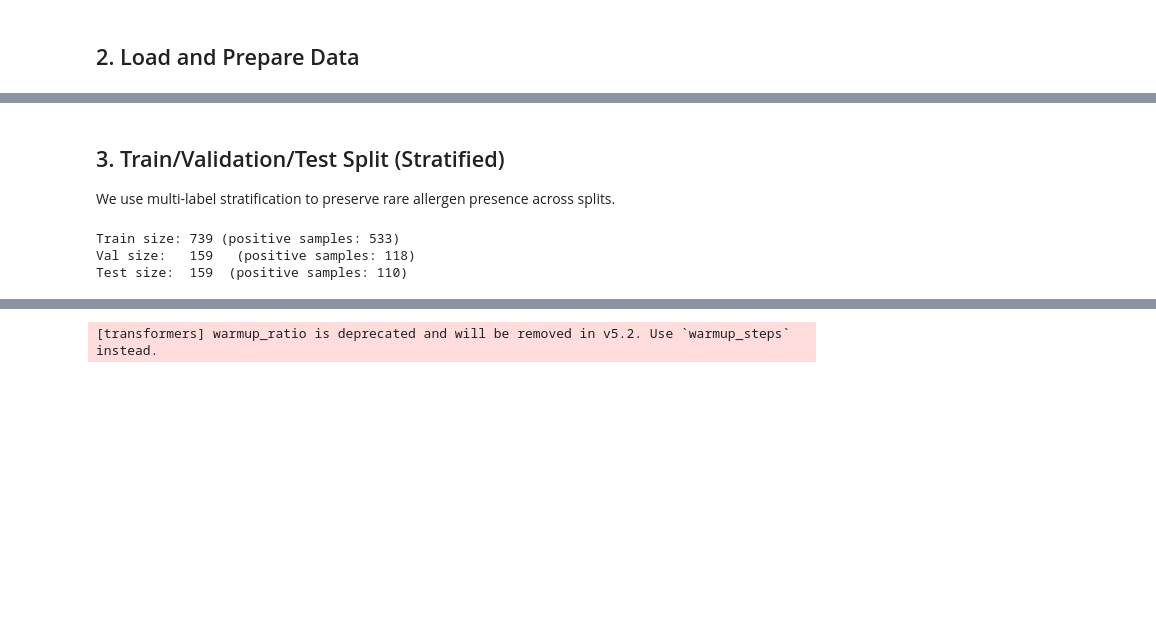
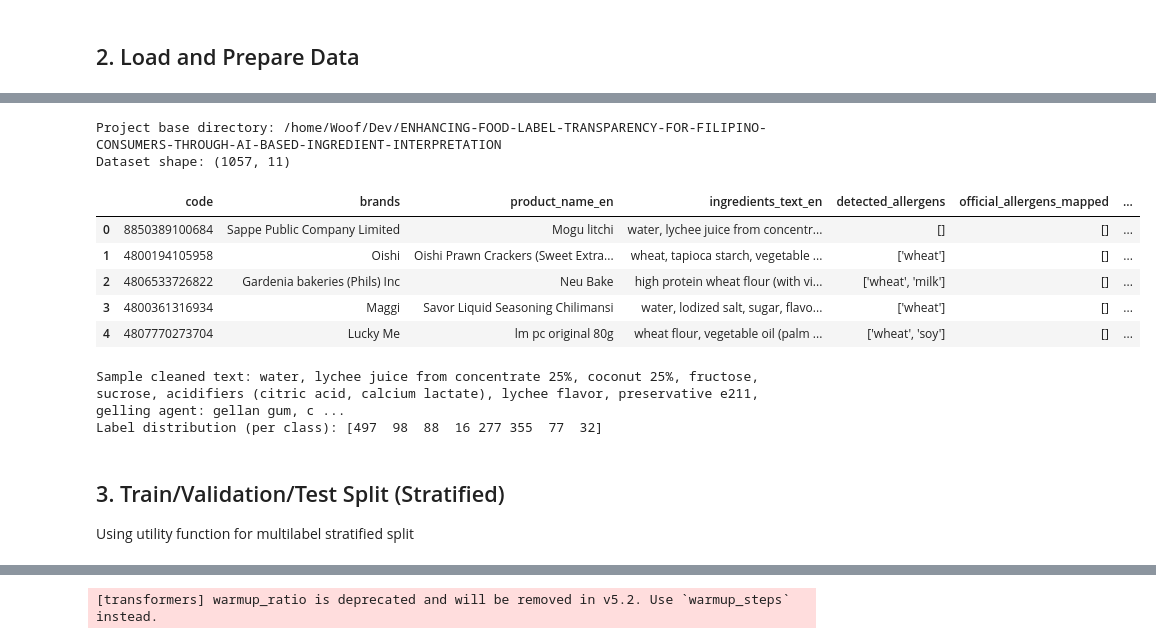
Before and after one commit to AngelChaos777/ai-based-ingredient-interpretation, a Jupyter notebook: notebooks/04_model_training.ipynb, the cells around one changed output, grey strips where cells are left out. Drawn from its saved outputs; the diff is of its cells as text; code cells hidden in the pictures; blank space fills up the shorter version.

```diff
--- a/notebooks/04_model_training.ipynb
+++ b/notebooks/04_model_training.ipynb
@@ -106,34 +83,0 @@ Label distribution (per class):
-# %% [markdown]
-## 3. Train/Validation/Test Split (Stratified)
-We use multi-label stratification to preserve rare allergen presence across splits.
-# %%
-# Convert labels to numpy array for stratification
-X = df["text"].values
-y = np.array(df["labels"].tolist())
-
-# First split: 70% train, 30% temp
-msss = MultilabelStratifiedShuffleSplit(n_splits=1, test_size=0.3, random_state=42)
-train_idx, temp_idx = next(msss.split(X, y))
-
-# Second split: 50% of temp -> val, 50% -> test
-msss2 = MultilabelStratifiedShuffleSplit(n_splits=1, test_size=0.5, random_state=42)
-val_idx, test_idx = next(msss2.split(X[temp_idx], y[temp_idx]))
-
-# Convert indices back to original dataframe indices
-temp_indices = np.array(df.index[temp_idx])
-val_indices = temp_indices[val_idx]
-test_indices = temp_indices[test_idx]
-train_indices = df.index[train_idx]
-
-# Create dataframes for each split
-train_df = df.loc[train_indices].copy()
-val_df = df.loc[val_indices].copy()
-test_df = df.loc[test_indices].copy()
-
-print(f"Train size: {len(train_df)} (positive samples: {(train_df['labels'].apply(sum) > 0).sum()})")
-print(f"Val size:   {len(val_df)}   (positive samples: {(val_df['labels'].apply(sum) > 0).sum()})")
-print(f"Test size:  {len(test_df)}  (positive samples: {(test_df['labels'].apply(sum) > 0).sum()})")
-# %% [output]
-Train size: 739 (positive samples: 533)
-Val size:   159   (positive samples: 118)
-Test size:  159  (positive samples: 110)
@@ -224,0 +84,35 @@ def augment_dataframe(df: pd.DataFrame, num_augmented: int = 2) -> pd.DataFrame:
+# %%
+# Get project directories for consistent path handling
+dirs = get_data_directories()
+print(f"Project base directory: {dirs['base']}")
+
+# Load labeled data using utility function
+# Use the enhanced dataset which contains detected allergens
+df = load_labeled_data(filepath=os.path.join(dirs['final'], 'labeled_dataset_enhanced.csv'))
+print(f"Dataset shape: {df.shape}")
+df.head()
+# %% [output]
+Project base directory: /home/Woof/Dev/ENHANCING-FOOD-LABEL-TRANSPARENCY-FOR-FILIPINO-CONSUMERS-THROUGH-AI-BASED-INGREDIENT-INTERPRETATION
+Dataset shape: (1057, 11)
+|  | code | brands | product_name_en | ingredients_text_en | detected_allergens | official_allergens_mapped | ... |
+| 0 | 8850389100684 | Sappe Public Company Limited | Mogu litchi | water, lychee juice from concentr... | [] | [] | ... |
+| 1 | 4800194105958 | Oishi | Oishi Prawn Crackers (Sweet Extra... | wheat, tapioca starch, vegetable ... | ['wheat'] | [] | ... |
+| 2 | 4806533726822 | Gardenia bakeries (Phils) Inc | Neu Bake | high protein wheat flour (with vi... | ['wheat', 'milk'] | [] | ... |
+| 3 | 4800361316934 | Maggi | Savor Liquid Seasoning Chilimansi | water, lodized salt, sugar, flavo... | ['wheat'] | [] | ... |
+| 4 | 4807770273704 | Lucky Me | lm pc original 80g | wheat flour, vegetable oil (palm ... | ['wheat', 'soy'] | [] | ... |
+# %%
+# Clean HTML tags from ingredients using utility function
+df["ingredients_cleaned"] = df["ingredients_text_en"].apply(clean_html)
+
+# Convert detected allergens list to binary vector
+df["labels"] = df["detected_allergens"].apply(allergens_to_binary)
+
+print(f"Sample cleaned text: {df['ingredients_cleaned'].iloc[0][:200]}")
+print(f"Label distribution (per class): {np.array(df['labels'].tolist()).sum(axis=0)}")
+# %% [output]
+Sample cleaned text: water, lychee juice from concentrate 25%, coconut 25%, fructose, sucrose, acidifiers (citric acid, calcium lactate), lychee flavor, preservative e211, gelling agent: gellan gum, c ...
+Label distribution (per class): [497  98  88  16 277 355  77  32]
+# %% [markdown]
+## 3. Train/Validation/Test Split (Stratified)
+
+Using utility function for multilabel stratified split
```
Also changed, not shown: parts of 43 cells of this notebook, 21 other files.
